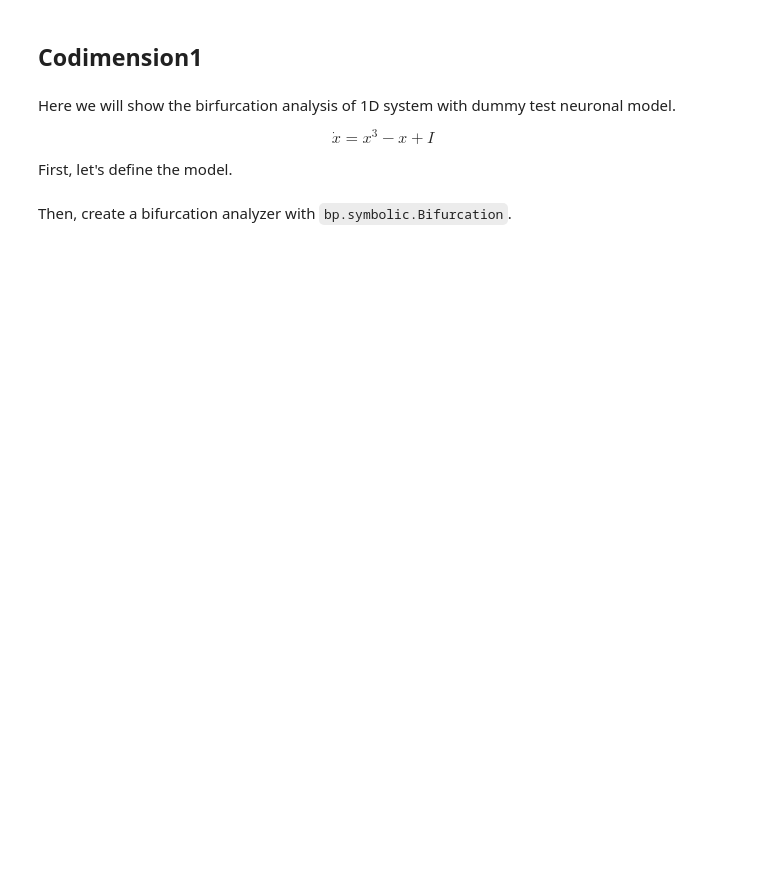
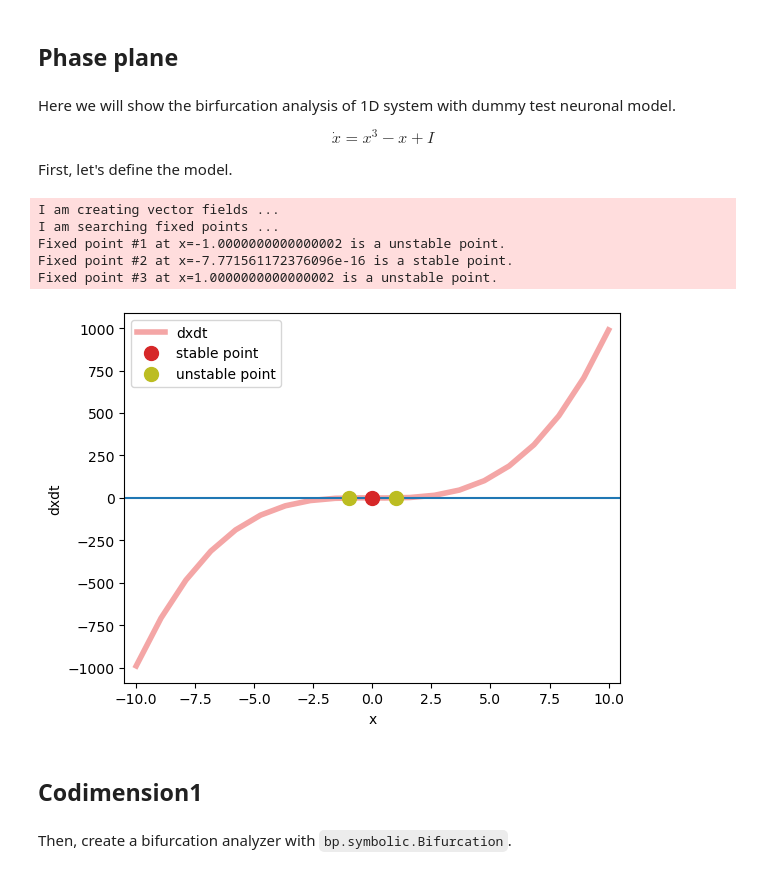
Before and after one commit to brainpy/examples, a Jupyter notebook: dynamics_analysis/1d_simple_systems.ipynb, the cells around one changed output. Drawn from its saved outputs; the diff is of its cells as text; code cells hidden in the pictures; blank space fills up the shorter version.

```diff
--- a/dynamics_analysis/1d_simple_systems.ipynb
+++ b/dynamics_analysis/1d_simple_systems.ipynb
@@ -3,7 +3,10 @@
 # %%
 import brainpy as bp
+
+bp.math.enable_x64()
+bp.math.set_platform('cpu')
-# %% [markdown]
-## Codimension1
+# %% [markdown]
+## Phase plane
 # %% [markdown]
 Here we will show the birfurcation analysis of 1D system with dummy test neuronal model.
 
@@ -30,3 +21,18 @@ analyzer.plot_fixed_point(show=True)
+# %%
+analyzer = bp.analysis.PhasePlane1D(int_x,
+                                    target_vars={'x': [-10, 10]},
+                                    pars_update={'Iext': 0.})
+analyzer.plot_vector_field()
+analyzer.plot_fixed_point(show=True)
+# %% [output]
+I am creating vector fields ...
+I am searching fixed points ...
+Fixed point #1 at x=-1.0000000000000002 is a unstable point.
+Fixed point #2 at x=-7.771561172376096e-16 is a stable point.
+Fixed point #3 at x=1.0000000000000002 is a unstable point.
+[figure, added]
+# %% [markdown]
+## Codimension1
 # %% [markdown]
 Then, create a bifurcation analyzer with ``bp.symbolic.Bifurcation``.
 # %%
```
Also changed, not shown: parts of 4 cells of this notebook, 14 other files.
